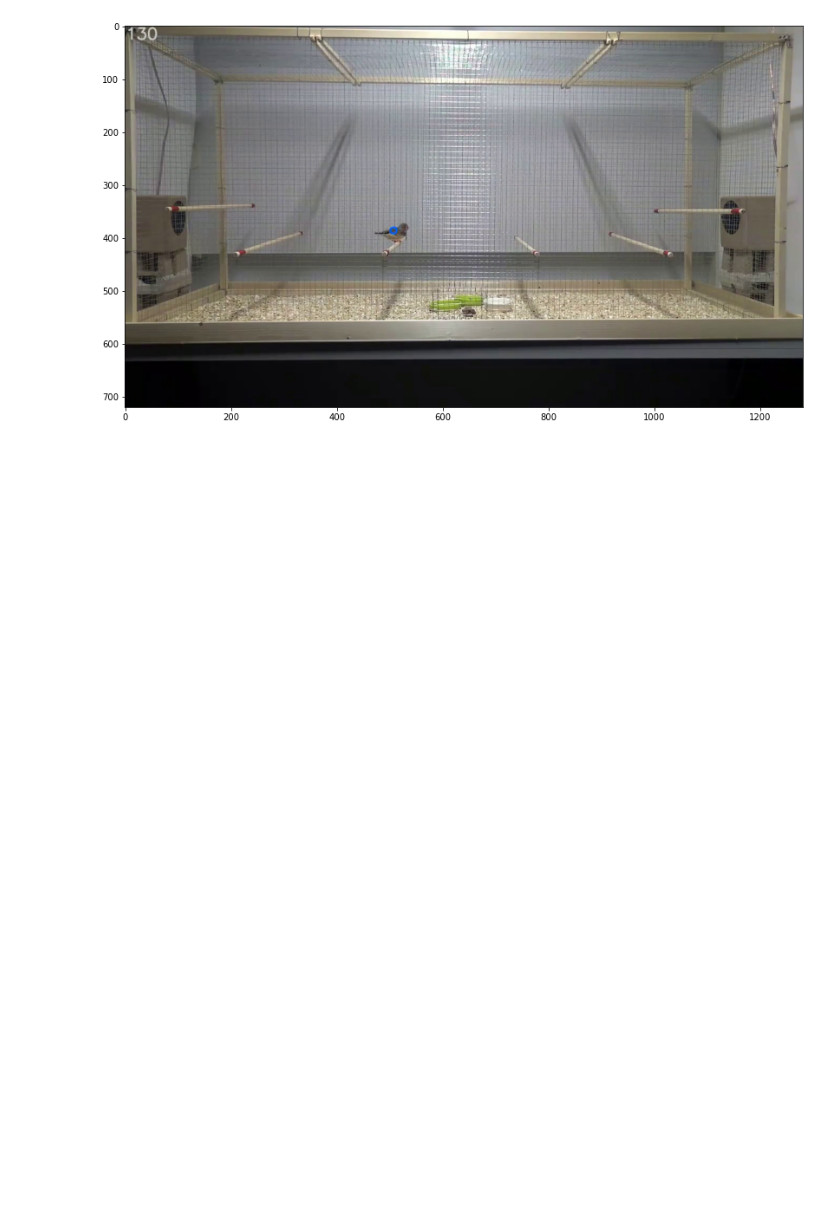
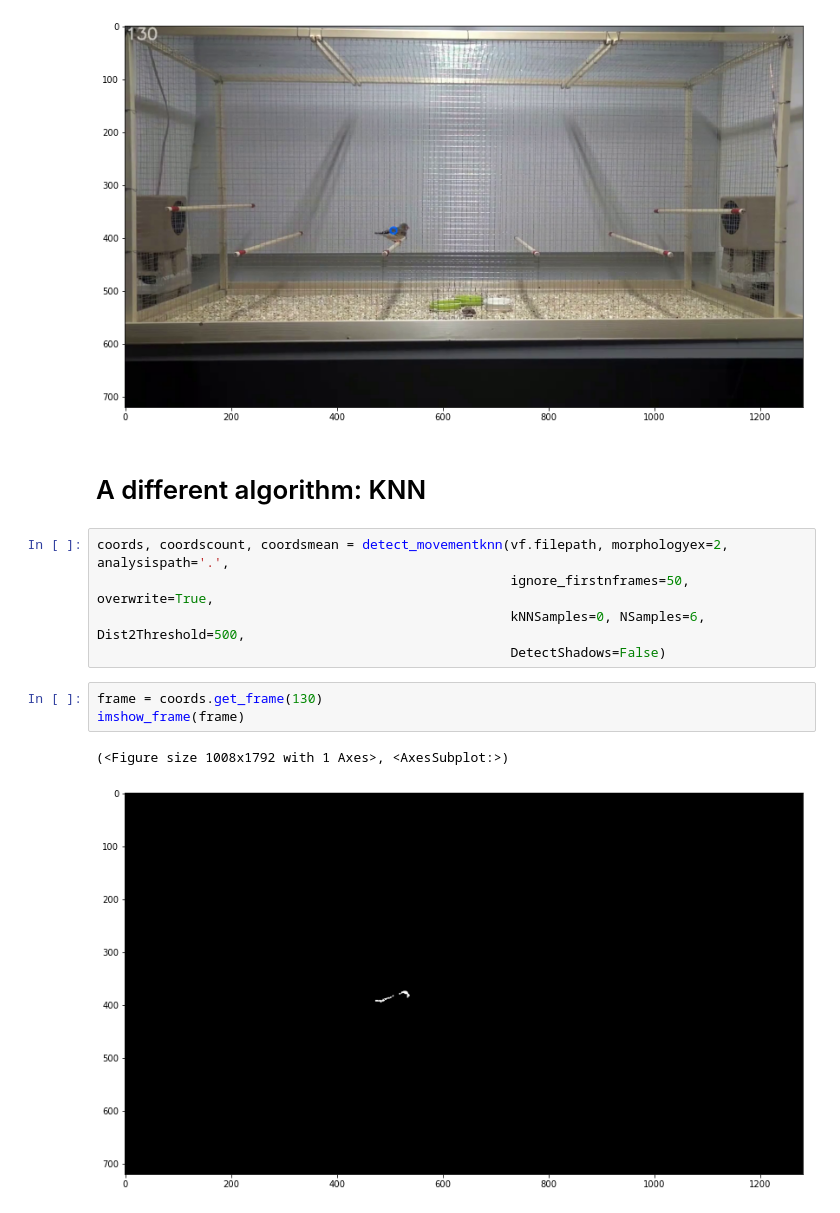
Before and after one commit to gbeckers/Birdwatcher, a Jupyter notebook: notebooks/movementdetection.ipynb, the cells around one changed output. Saved outputs shown, nothing was run; the diff lists cells and outputs as text; blank space fills up the shorter version.

```diff
--- a/notebooks/movementdetection.ipynb
+++ b/notebooks/movementdetection.ipynb
@@ -88,3 +86,16 @@ imshow_frame(vf_circle.get_frame(130))
 # %% [output]
 (<Figure size 1008x1792 with 1 Axes>, <AxesSubplot:>)
 [figure]
+# %% [markdown]
+# A different algorithm: KNN
+# %%
+coords, coordscount, coordsmean = detect_movementknn(vf.filepath, morphologyex=2, analysispath='.',
+                                                     ignore_firstnframes=50, overwrite=True,
+                                                     kNNSamples=0, NSamples=6, Dist2Threshold=500,
+                                                     DetectShadows=False)
+# %%
+frame = coords.get_frame(130)
+imshow_frame(frame)
+# %% [output]
+(<Figure size 1008x1792 with 1 Axes>, <AxesSubplot:>)
+[figure, added]
```
Also changed, not shown: parts of 7 cells of this notebook, 2 other files.
